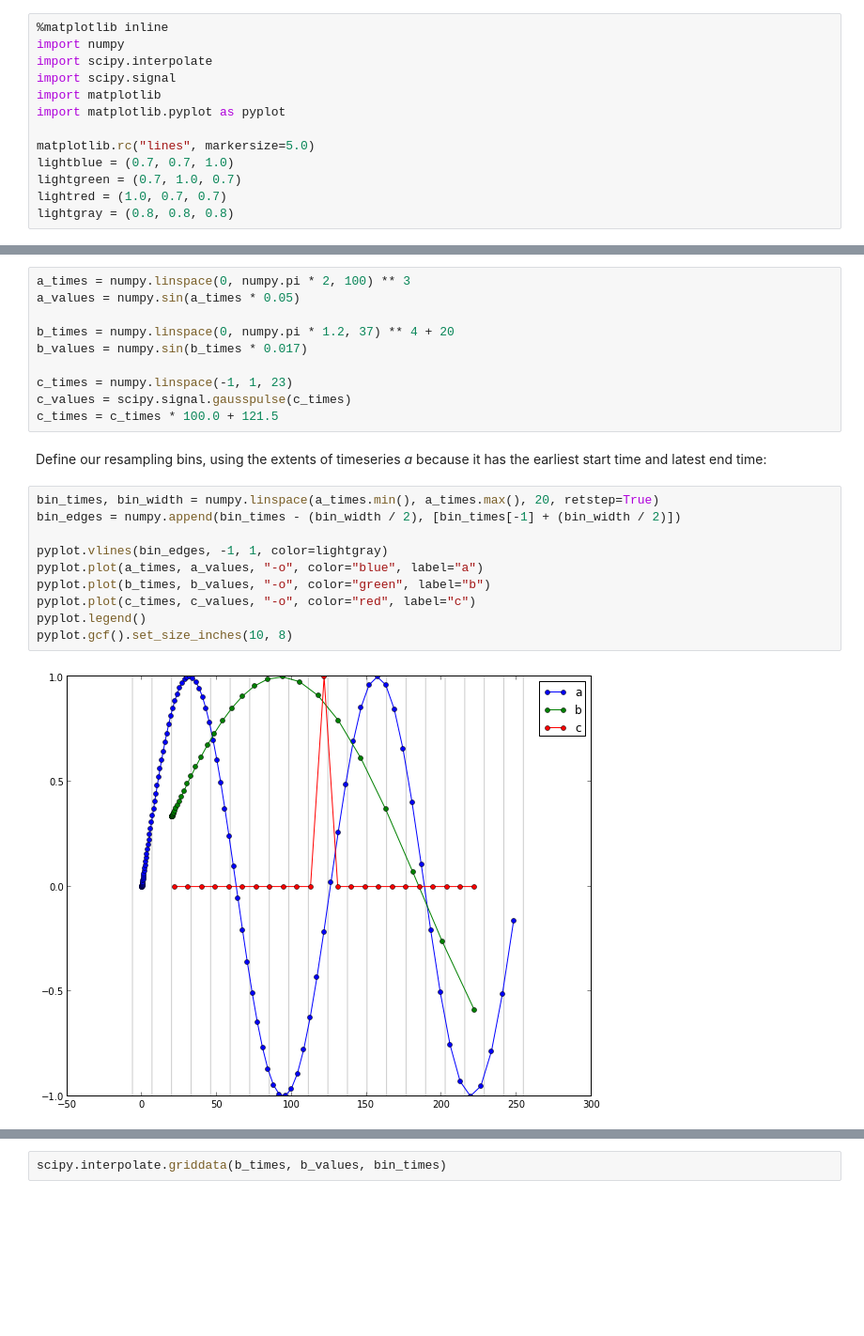
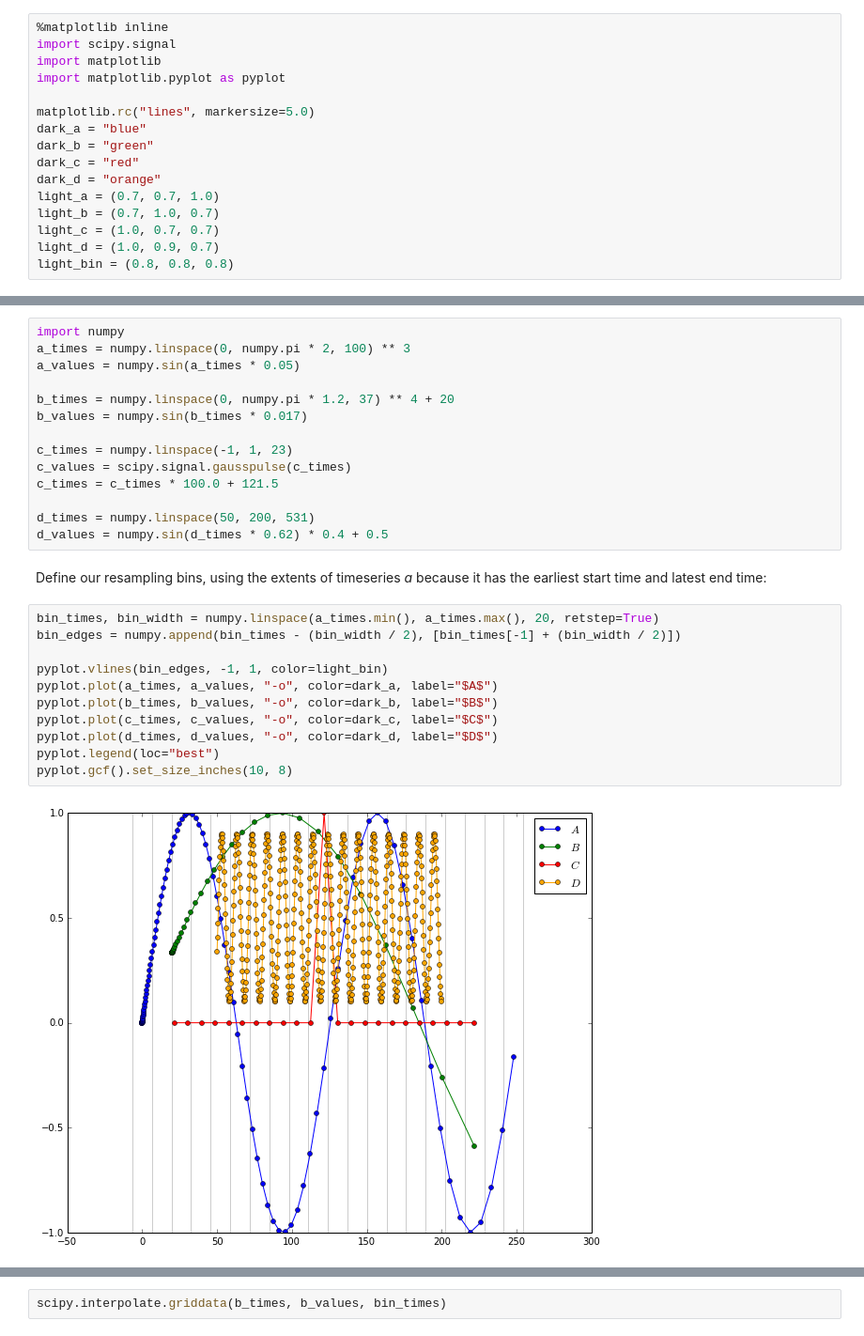
Before and after one commit to sandialabs/slycat, a Jupyter notebook: design/Rebinning.ipynb, the cells around one changed output, grey strips where cells are left out. Shown at 94% size. Saved outputs shown, nothing was run; the diff lists cells and outputs as text; blank space fills up the shorter version.

```diff
--- a/design/Rebinning.ipynb
+++ b/design/Rebinning.ipynb
@@ -1,14 +1,17 @@
 # %%
 %matplotlib inline
-import numpy
-import scipy.interpolate
 import scipy.signal
 import matplotlib
 import matplotlib.pyplot as pyplot
 
 matplotlib.rc("lines", markersize=5.0)
-lightblue = (0.7, 0.7, 1.0)
-lightgreen = (0.7, 1.0, 0.7)
-lightred = (1.0, 0.7, 0.7)
-lightgray = (0.8, 0.8, 0.8)
+dark_a = "blue"
+dark_b = "green"
+dark_c = "red"
+dark_d = "orange"
+light_a = (0.7, 0.7, 1.0)
+light_b = (0.7, 1.0, 0.7)
+light_c = (1.0, 0.7, 0.7)
+light_d = (1.0, 0.9, 0.7)
+light_bin = (0.8, 0.8, 0.8)
 # %% [markdown]
@@ -16,4 +19,5 @@ Create timeseries _a_, _b_, and _c_ which have different start and end times and
 # %%
+import numpy
 a_times = numpy.linspace(0, numpy.pi * 2, 100) ** 3
 a_values = numpy.sin(a_times * 0.05)
 
@@ -23,17 +27,21 @@ b_values = numpy.sin(b_times * 0.017)
 c_times = numpy.linspace(-1, 1, 23)
 c_values = scipy.signal.gausspulse(c_times)
 c_times = c_times * 100.0 + 121.5
+
+d_times = numpy.linspace(50, 200, 531)
+d_values = numpy.sin(d_times * 0.62) * 0.4 + 0.5
 # %% [markdown]
 Define our resampling bins, using the extents of timeseries _a_ because it has the earliest start time and latest end time:
 # %%
 bin_times, bin_width = numpy.linspace(a_times.min(), a_times.max(), 20, retstep=True)
 bin_edges = numpy.append(bin_times - (bin_width / 2), [bin_times[-1] + (bin_width / 2)])
 
-pyplot.vlines(bin_edges, -1, 1, color=lightgray)
-pyplot.plot(a_times, a_values, "-o", color="blue", label="a")
-pyplot.plot(b_times, b_values, "-o", color="green", label="b")
-pyplot.plot(c_times, c_values, "-o", color="red", label="c")
-pyplot.legend()
+pyplot.vlines(bin_edges, -1, 1, color=light_bin)
+pyplot.plot(a_times, a_values, "-o", color=dark_a, label="$A$")
+pyplot.plot(b_times, b_values, "-o", color=dark_b, label="$B$")
+pyplot.plot(c_times, c_values, "-o", color=dark_c, label="$C$")
+pyplot.plot(d_times, d_values, "-o", color=dark_d, label="$D$")
+pyplot.legend(loc="best")
 pyplot.gcf().set_size_inches(10, 8)
 # %% [output]
-[figure, old version]
+[figure, new version]
```
Also changed, not shown: parts of 12 cells of this notebook, 1 other file.
